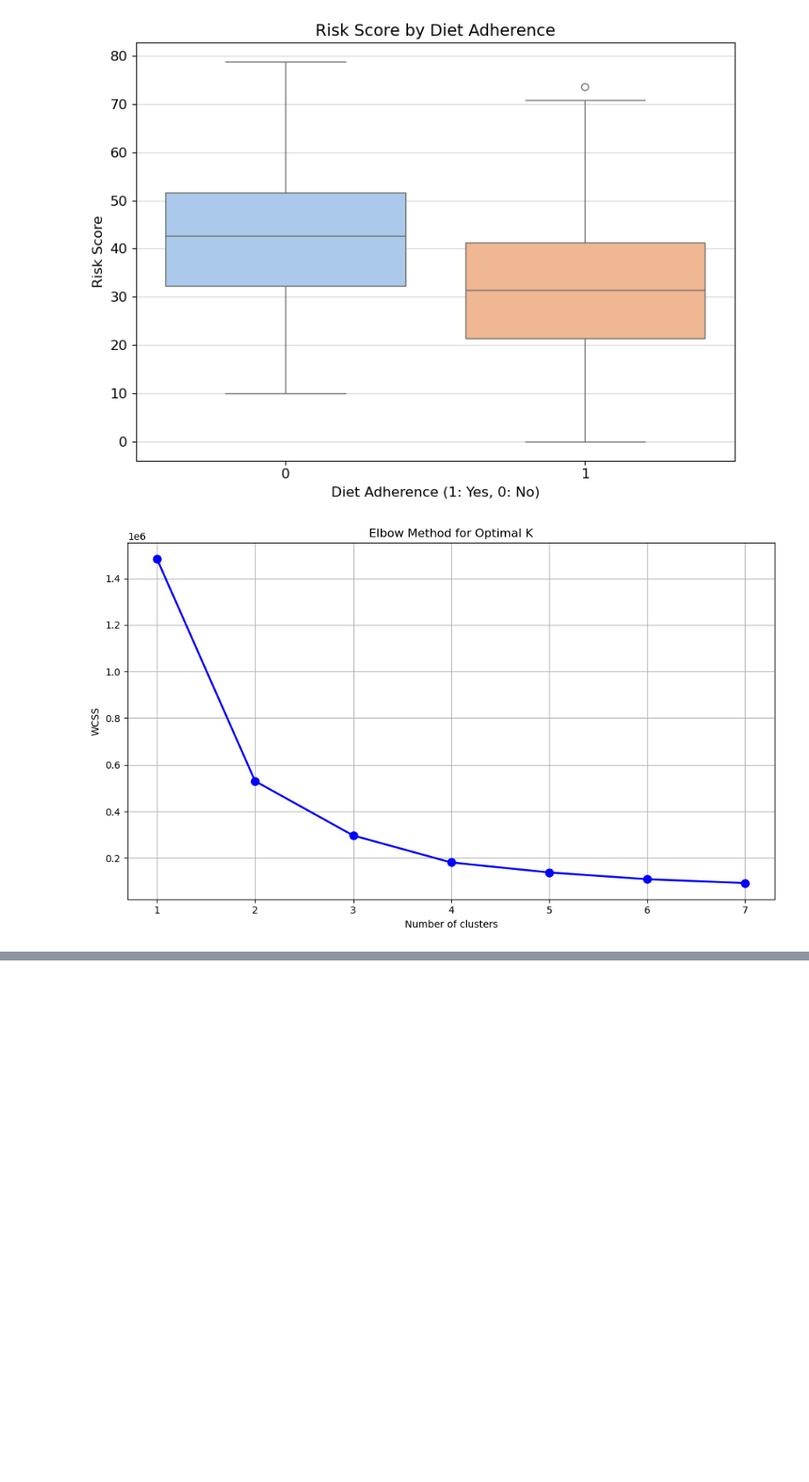
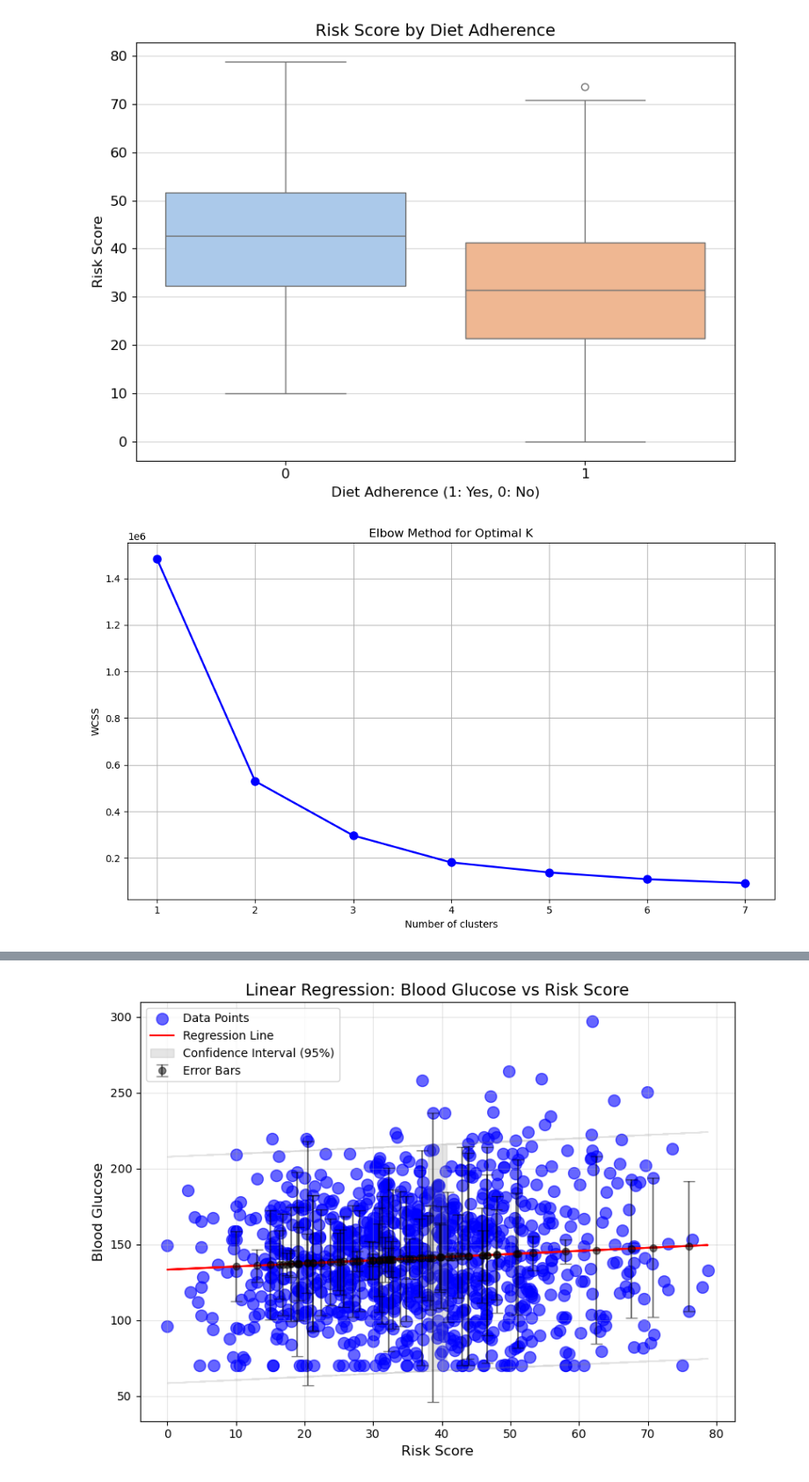
Before and after one commit to bhuvansai93/23098103-Clustering-and-Fitting, a Jupyter notebook: 23098103-Clustering_and_Fitting.ipynb, the cells around one changed output, grey strips where cells are left out. Shown at 88% size. Saved outputs shown, nothing was run; the diff lists cells and outputs as text; code cells hidden in the pictures; blank space fills up the shorter version.

```diff
--- a/23098103-Clustering_and_Fitting.ipynb
+++ b/23098103-Clustering_and_Fitting.ipynb
@@ -503,0 +354,77 @@ plot_regression_line_with_fewer_errors(df, x_feature, y_feature, predictions, er
+# %%
+# Function to calculate the prediction interval
+def calculate_prediction_interval(X, predictions, errors, confidence=0.95):
+    # Calculate standard error of the predictions
+    n = len(X)  # number of data points
+    mse = np.mean(errors ** 2)  # Mean Squared Error
+    se = np.sqrt(mse * (1 + 1/n + (X - X.mean())**2 / np.sum((X - X.mean())**2)))  # Standard error of predictions
+
+    # Calculate t-score for the given confidence level
+    t_score = stats.t.ppf(1 - (1 - confidence) / 2, df=n - 2)
+
+    # Calculate the prediction interval
+    margin_of_error = t_score * se
+    lower_bound = predictions - margin_of_error
+    upper_bound = predictions + margin_of_error
+
+    return lower_bound, upper_bound
+# %%
+# Function to plot the regression line, data points, error bars, and confidence interval
+def plot_regression_line_with_confidence_interval(data, x_feature, y_feature, predictions, errors, lower_bound, upper_bound, error_bar_step=15):
+    """
+    Plot the data points, regression line, confidence interval, and fewer error bars.
+    """
+    # Ensure errors are non-negative (take absolute values)
+    errors = np.abs(errors)
+
+    # Select every 'error_bar_step'-th point to show error bars
+    indices_with_error_bars = range(0, len(data), error_bar_step)
+
+    # Create the plot
+    plt.figure(figsize=(8, 6))
+
+    # Scatter plot of original data points
+    plt.scatter(data[x_feature], data[y_feature], color='blue', label='Data Points', s=100, alpha=0.6)
+
+    # Plot the regression line
+    plt.plot(data[x_feature], predictions, color='red', label='Regression Line')
+
+    # Add confidence interval as shaded region
+    plt.fill_between(data[x_feature], lower_bound, upper_bound, color='gray', alpha=0.2, label='Confidence Interval (95%)')
+
+    # Add error bars to the selected data points (using errors)
+    plt.errorbar(data[x_feature].iloc[indices_with_error_bars],
+                 predictions[indices_with_error_bars],
+                 yerr=errors[indices_with_error_bars],
+                 fmt='o', color='black', alpha=0.5, label='Error Bars', capsize=5)
+
+    # Add labels and title
+    plt.title(f"Linear Regression: {y_feature.replace('_',' ').title()} vs {x_feature.replace('_',' ').title()}", fontsize=14)
+    plt.xlabel(x_feature.replace('_',' ').title(), fontsize=12)
+    plt.ylabel(y_feature.replace('_',' ').title(), fontsize=12)
+
+    # Add a legend
+    plt.legend(loc='best')
+
+    # Show grid and plot
+    plt.grid(alpha=0.3)
+    plt.tight_layout()
+    plt.show()
+
+# Load the dataset (replace with your actual data file)
+df = pd.read_csv('diabetes_data.csv')  # Replace with your actual file
+
+# Define the feature columns
+x_feature = "risk_score"   # Independent variable (X)
+y_feature = "blood_glucose"  # Dependent variable (Y)
+
+# Perform linear regression
+model, predictions, errors = perform_linear_regression(df, x_feature, y_feature)
+
+# Calculate the confidence interval
+lower_bound, upper_bound = calculate_prediction_interval(df[x_feature].values, predictions, errors, confidence=0.95)
+
+# Plot the regression line with confidence interval and error bars visible (e.g., every 5th data point gets an error bar)
+plot_regression_line_with_confidence_interval(df, x_feature, y_feature, predictions, errors, lower_bound, upper_bound, error_bar_step=15)
+# %% [output]
+[figure, added]
```
Also changed, not shown: parts of 6 cells of this notebook.
